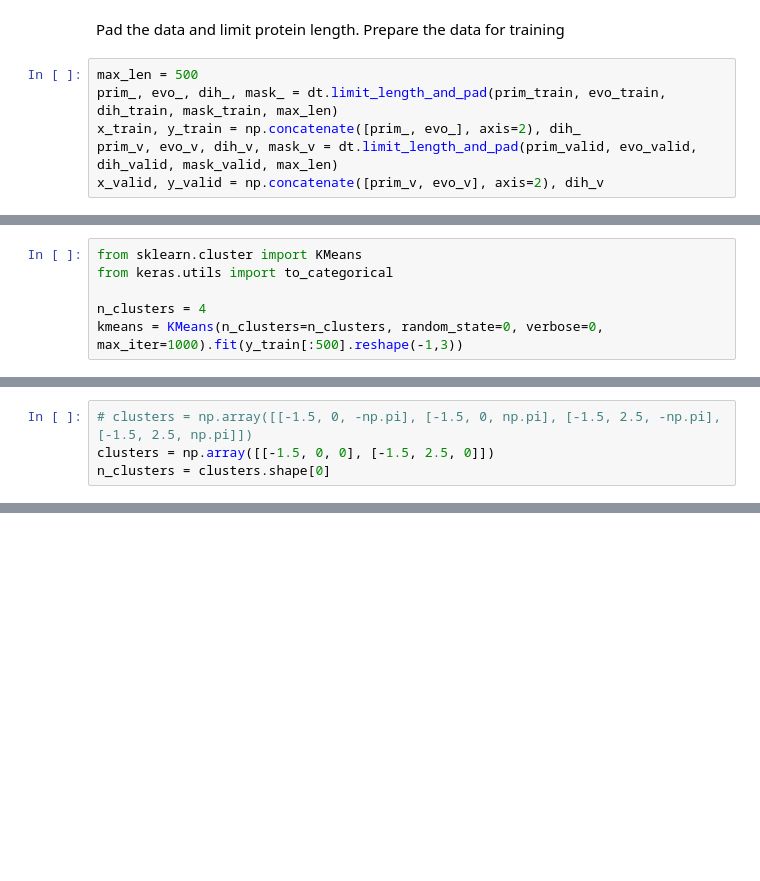
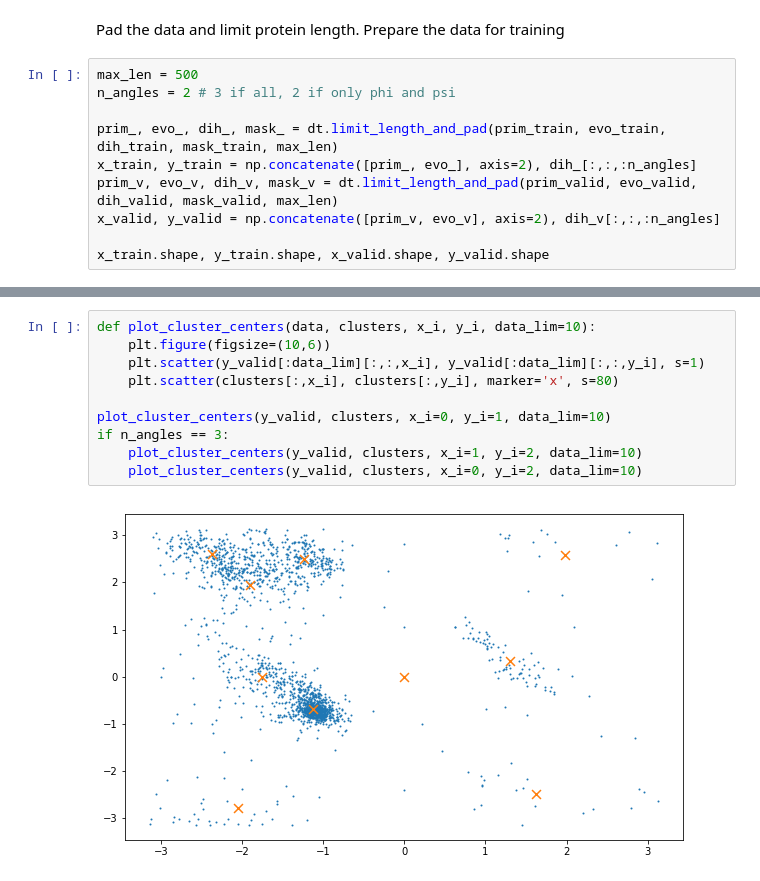
Before and after one commit to m3h0w/protein-dihedral-angles-prediction, a Jupyter notebook: Txt data + tensorflow.ipynb, the cells around one changed output, grey strips where cells are left out. Cells and saved outputs as stored; diff of their text form; blank space fills up the shorter version.

Commit message:
More control over clusters. MAE 0.57 on phi and psi with alphabet

```diff
--- a/Txt data + tensorflow.ipynb
+++ b/Txt data + tensorflow.ipynb
@@ -81,10 +85,14 @@ Extracted mask data
 Pad the data and limit protein length. Prepare the data for training
 # %%
 max_len = 500
+n_angles = 2 # 3 if all, 2 if only phi and psi
+
 prim_, evo_, dih_, mask_ = dt.limit_length_and_pad(prim_train, evo_train, dih_train, mask_train, max_len)
-x_train, y_train = np.concatenate([prim_, evo_], axis=2), dih_
+x_train, y_train = np.concatenate([prim_, evo_], axis=2), dih_[:,:,:n_angles]
 prim_v, evo_v, dih_v, mask_v = dt.limit_length_and_pad(prim_valid, evo_valid, dih_valid, mask_valid, max_len)
-x_valid, y_valid = np.concatenate([prim_v, evo_v], axis=2), dih_v
+x_valid, y_valid = np.concatenate([prim_v, evo_v], axis=2), dih_v[:,:,:n_angles]
+
+x_train.shape, y_train.shape, x_valid.shape, y_valid.shape
 # %% [output]
 padded
 (1892,) (70, 20)
@@ -105,6 +113,0 @@ padded
-# %%
-from sklearn.cluster import KMeans
-from keras.utils import to_categorical
-
-n_clusters = 4
-kmeans = KMeans(n_clusters=n_clusters, random_state=0, verbose=0, max_iter=1000).fit(y_train[:500].reshape(-1,3))
@@ -116,4 +113,0 @@ plt.scatter(y_valid[:10][:,:,0], y_valid[:10][:,:,2])
-# %%
-# clusters = np.array([[-1.5, 0, -np.pi], [-1.5, 0, np.pi], [-1.5, 2.5, -np.pi], [-1.5, 2.5, np.pi]])
-clusters = np.array([[-1.5, 0, 0], [-1.5, 2.5, 0]])
-n_clusters = clusters.shape[0]
@@ -142,0 +186,12 @@ a, np.unique(a)
+# %%
+def plot_cluster_centers(data, clusters, x_i, y_i, data_lim=10):
+    plt.figure(figsize=(10,6))
+    plt.scatter(y_valid[:data_lim][:,:,x_i], y_valid[:data_lim][:,:,y_i], s=1)
+    plt.scatter(clusters[:,x_i], clusters[:,y_i], marker='x', s=80)
+
+plot_cluster_centers(y_valid, clusters, x_i=0, y_i=1, data_lim=10)
+if n_angles == 3:
+    plot_cluster_centers(y_valid, clusters, x_i=1, y_i=2, data_lim=10)
+    plot_cluster_centers(y_valid, clusters, x_i=0, y_i=2, data_lim=10)
+# %% [output]
+[figure, added]
```
Also changed, not shown: parts of 16 cells of this notebook, 1 other file.
